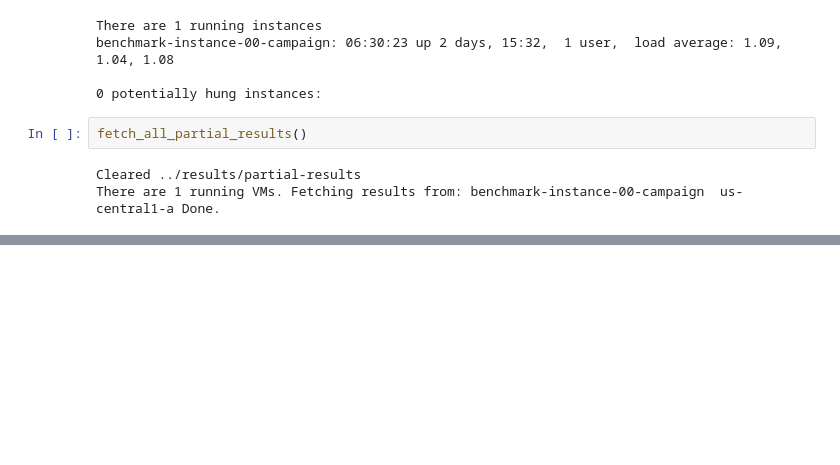
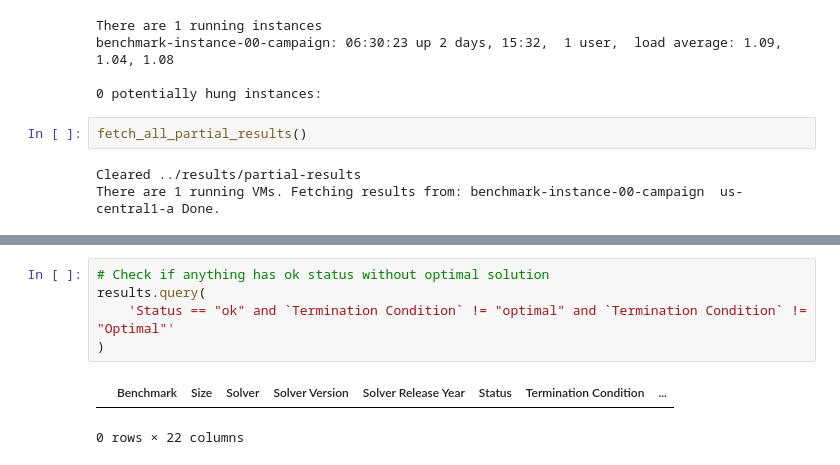
Before and after one commit to open-energy-transition/solver-benchmark, a Jupyter notebook: notebooks/run-benchmark.ipynb, the cells around one changed output, grey strips where cells are left out. Drawn from its saved outputs; the diff is of its cells as text; blank space fills up the shorter version.

```diff
--- a/notebooks/run-benchmark.ipynb
+++ b/notebooks/run-benchmark.ipynb
@@ -110,0 +238,8 @@ There are 1 running VMs. Fetching results from: benchmark-instance-00-campaign
+# %%
+# Check if anything has ok status without optimal solution
+results.query(
+    'Status == "ok" and `Termination Condition` != "optimal" and `Termination Condition` != "Optimal"'
+)
+# %% [output]
+|  | Benchmark | Size | Solver | Solver Version | Solver Release Year | Status | Termination Condition | ... |
+0 rows × 22 columns
```
Also changed, not shown: parts of 24 cells of this notebook.
